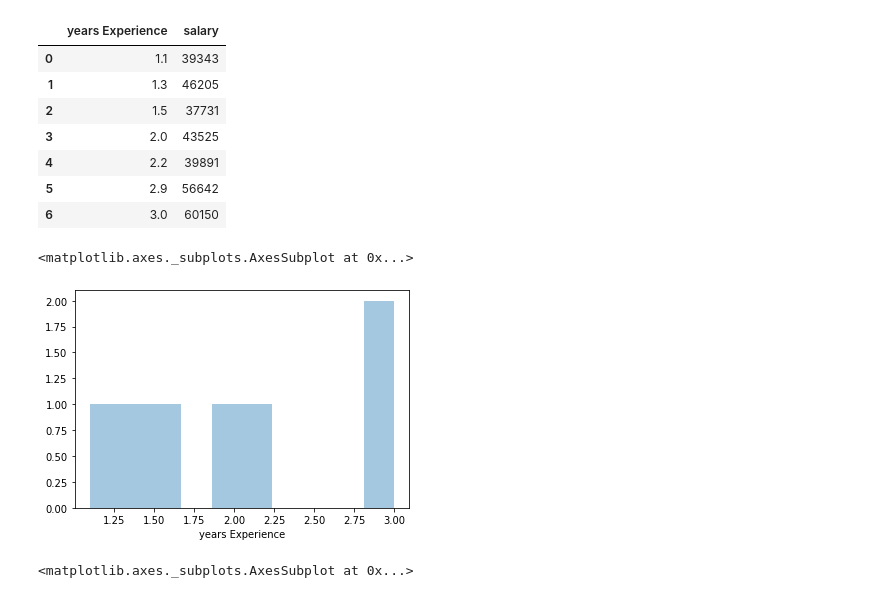
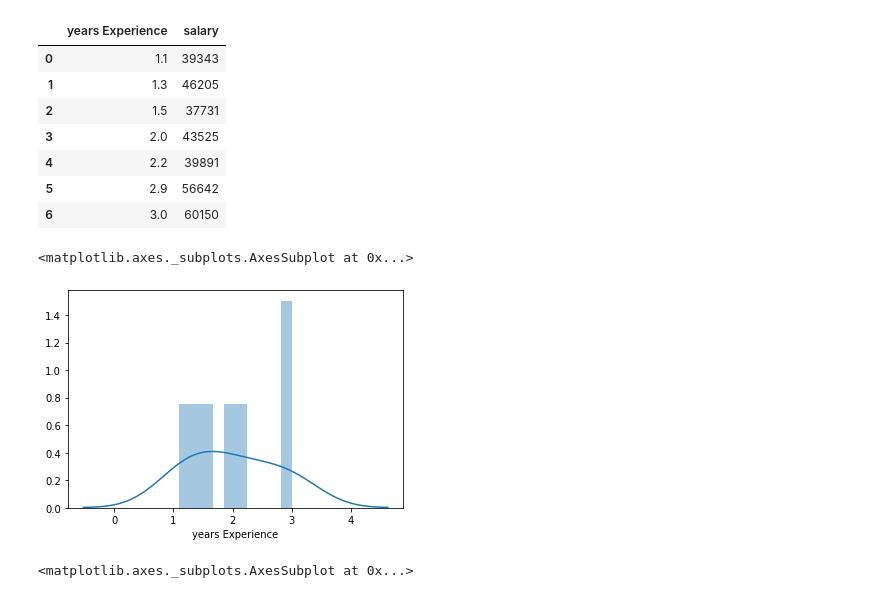
Before and after one commit to kratika-lahoti/QX_DataScience_Kratika, a Jupyter notebook: Supervised Learning/simple linear regression/simple_linear_regression_3rd_Program.ipynb, the cells around one changed output. Saved outputs shown, nothing was run; the diff lists cells and outputs as text; code cells hidden in the pictures.

```diff
--- a/Supervised Learning/simple linear regression/simple_linear_regression_3rd_Program.ipynb
+++ b/Supervised Learning/simple linear regression/simple_linear_regression_3rd_Program.ipynb
@@ -19,10 +19,10 @@ salary_data
 | 5 | 2.9 | 56642 |
 | 6 | 3.0 | 60150 |
 # %%
- sns.distplot(salary_data['years Experience'],kde=False,bins=10)
+ sns.distplot(salary_data['years Experience'],kde=True,bins=10)
 # %% [output]
 <matplotlib.axes._subplots.AxesSubplot at 0x...>
-[figure, old version]
+[figure, new version]
 # %%
 sns.countplot(y='years Experience',data=salary_data)
 # %% [output]
```
Also changed, not shown: 9 other files.
